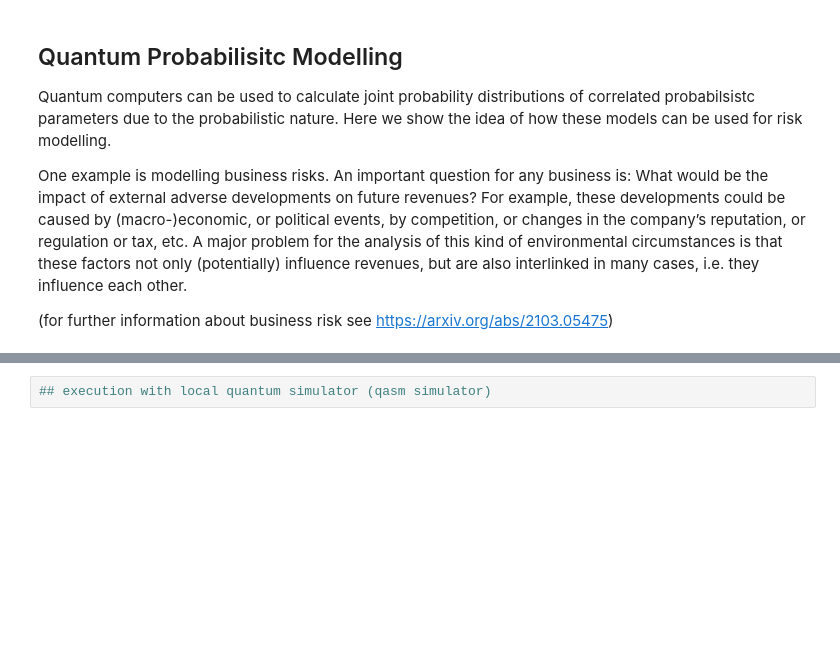
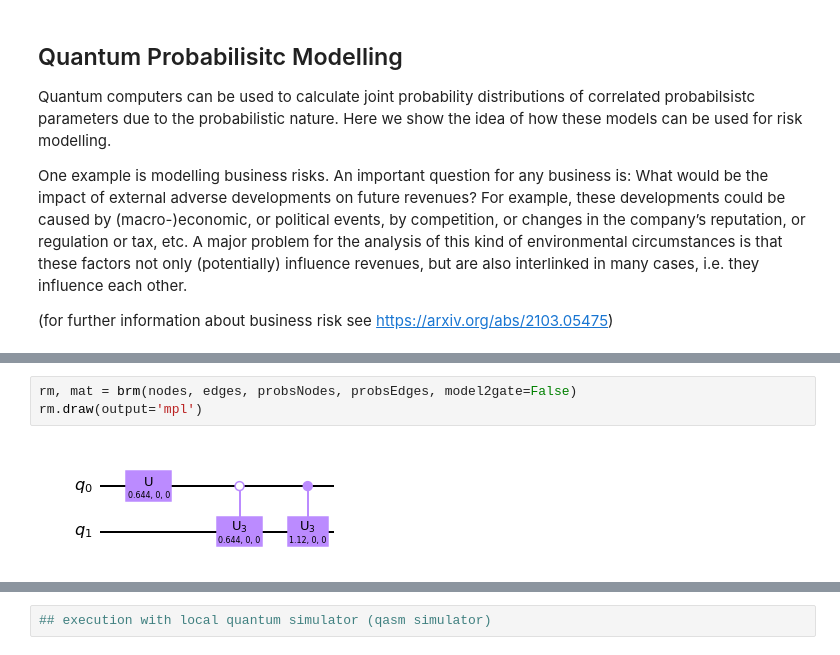
Before and after one commit to JoSQUANTUM/pygrnd, a Jupyter notebook: notebooks/risk_model.ipynb, the cells around one changed output, grey strips where cells are left out. Drawn from its saved outputs; the diff is of its cells as text; blank space fills up the shorter version.

```diff
--- a/notebooks/risk_model.ipynb
+++ b/notebooks/risk_model.ipynb
@@ -65,3 +60,8 @@ TPlist = ["0->1=0.2"]
+# %%
+rm, mat = brm(nodes, edges, probsNodes, probsEdges, model2gate=False)
+rm.draw(output='mpl')
+# %% [output]
+[figure, added]
 # %%
 
 # execute function to build a qiskit gate with the risk model
```
Also changed, not shown: parts of 13 cells of this notebook.
